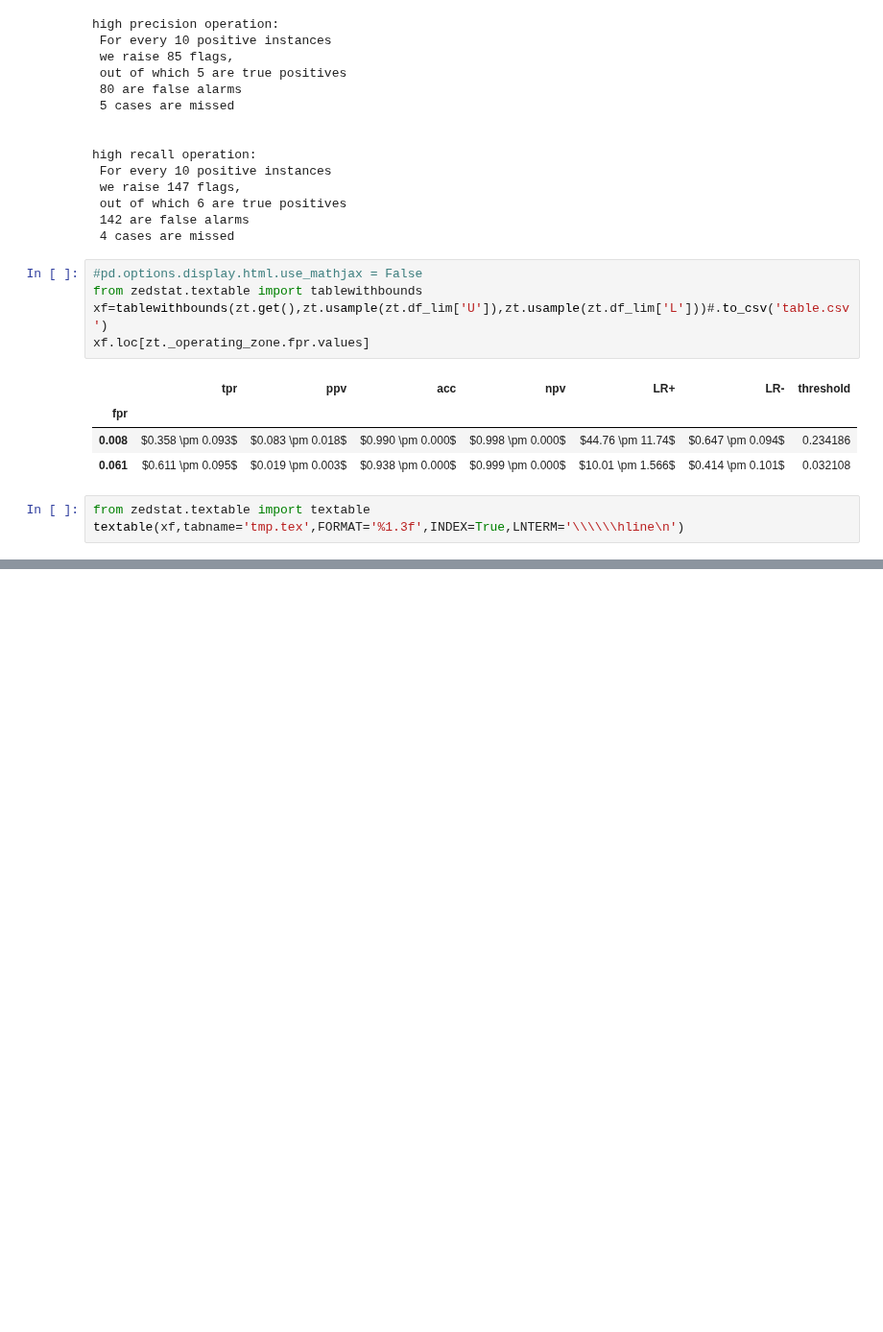
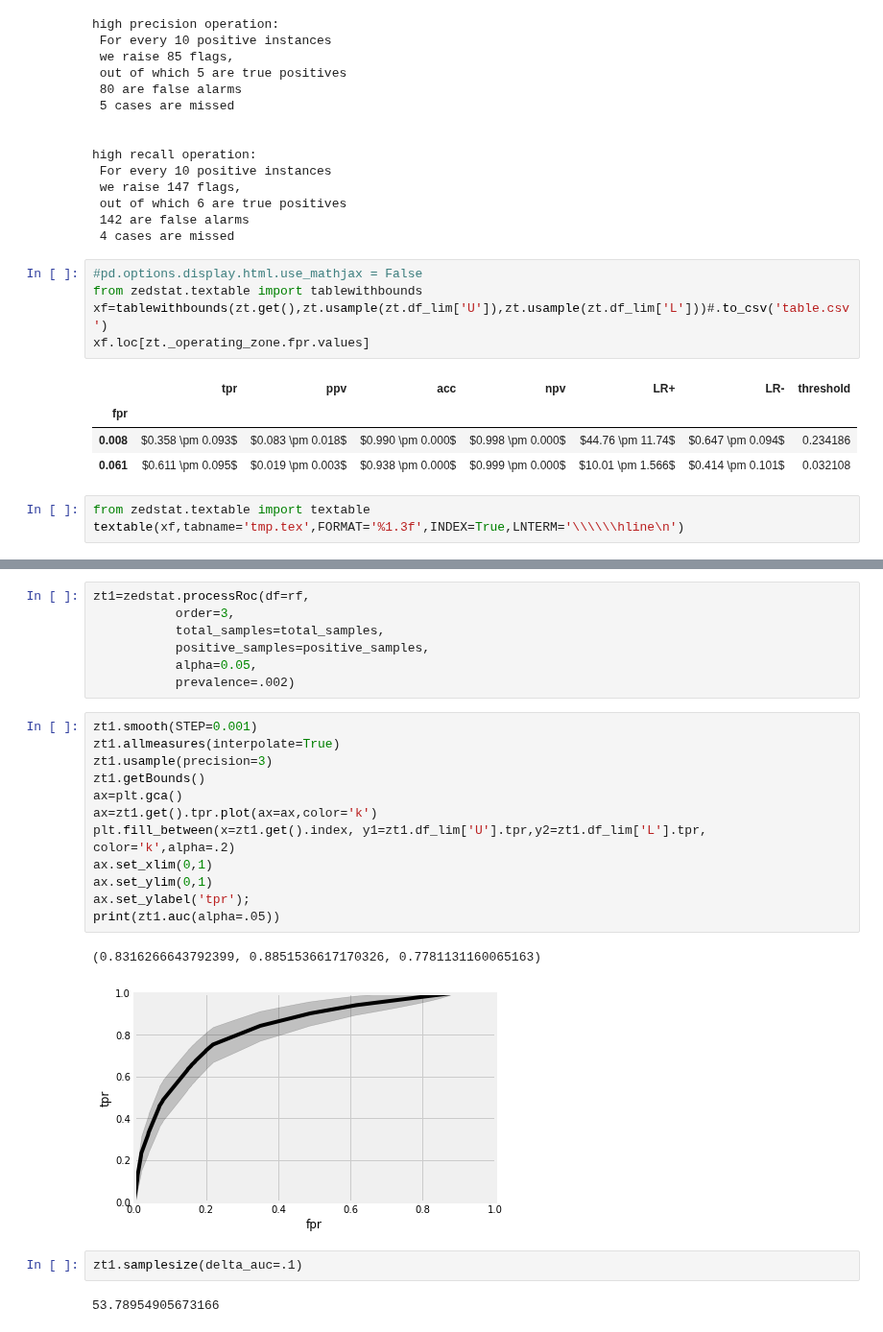
Before and after one commit to zeroknowledgediscovery/zedstat, a Jupyter notebook: examples/example1.ipynb, the cells around one changed output, grey strips where cells are left out. Shown at 96% size. Cells and saved outputs as stored; diff of their text form; blank space fills up the shorter version.

```diff
--- a/examples/example1.ipynb
+++ b/examples/example1.ipynb
@@ -110,0 +168,26 @@ textable(xf,tabname='tmp.tex',FORMAT='%1.3f',INDEX=True,LNTERM='\\\\\\hline\n')
+# %%
+zt1=zedstat.processRoc(df=rf,
+           order=3,
+           total_samples=total_samples,
+           positive_samples=positive_samples,
+           alpha=0.05,
+           prevalence=.002)
+# %%
+zt1.smooth(STEP=0.001)
+zt1.allmeasures(interpolate=True)
+zt1.usample(precision=3)
+zt1.getBounds()
+ax=plt.gca()
+ax=zt1.get().tpr.plot(ax=ax,color='k')
+plt.fill_between(x=zt1.get().index, y1=zt1.df_lim['U'].tpr,y2=zt1.df_lim['L'].tpr, color='k',alpha=.2)
+ax.set_xlim(0,1)
+ax.set_ylim(0,1)
+ax.set_ylabel('tpr');
+print(zt1.auc(alpha=.05))
+# %% [output]
+(0.8316266643792399, 0.8851536617170326, 0.7781131160065163)
+[figure, added]
+# %%
+zt1.samplesize(delta_auc=.1)
+# %% [output]
+53.78954905673166
```
Also changed, not shown: parts of 5 cells of this notebook, 13 other files.
